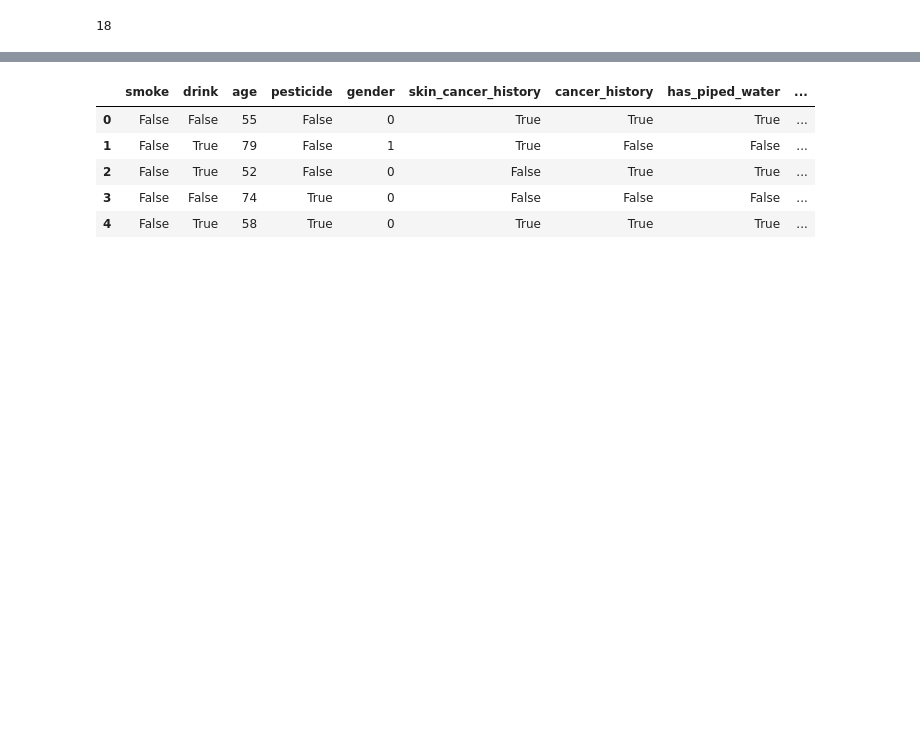
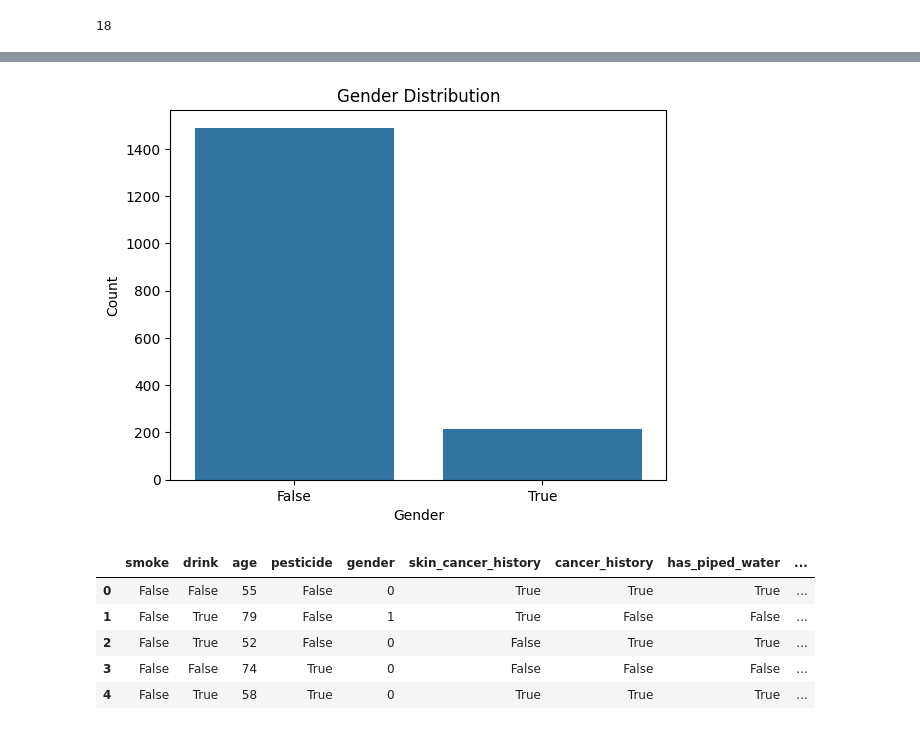
Before and after one commit to Maryamalakkas/Skin_Cancer, a Jupyter notebook: Data_preprocess/pre_ process.ipynb, the cells around one changed output, grey strips where cells are left out. Cells and saved outputs as stored; diff of their text form; code cells hidden in the pictures; blank space fills up the shorter version.

```diff
--- a/Data_preprocess/pre_ process.ipynb
+++ b/Data_preprocess/pre_ process.ipynb
@@ -489,3 +505,11 @@ df1.to_csv('../Data/Final_skin_cancer.csv', index=False)
+# %%
+sns.countplot(data=df1, x='smoke')
+plt.title('Gender Distribution')
+plt.xlabel('Gender')
+plt.ylabel('Count')
+plt.show()
+# %% [output]
+[figure, added]
 # %%
 from sklearn.feature_extraction import FeatureHasher
 import pandas as pd
```
Also changed, not shown: parts of 9 cells of this notebook, 13 other files.
